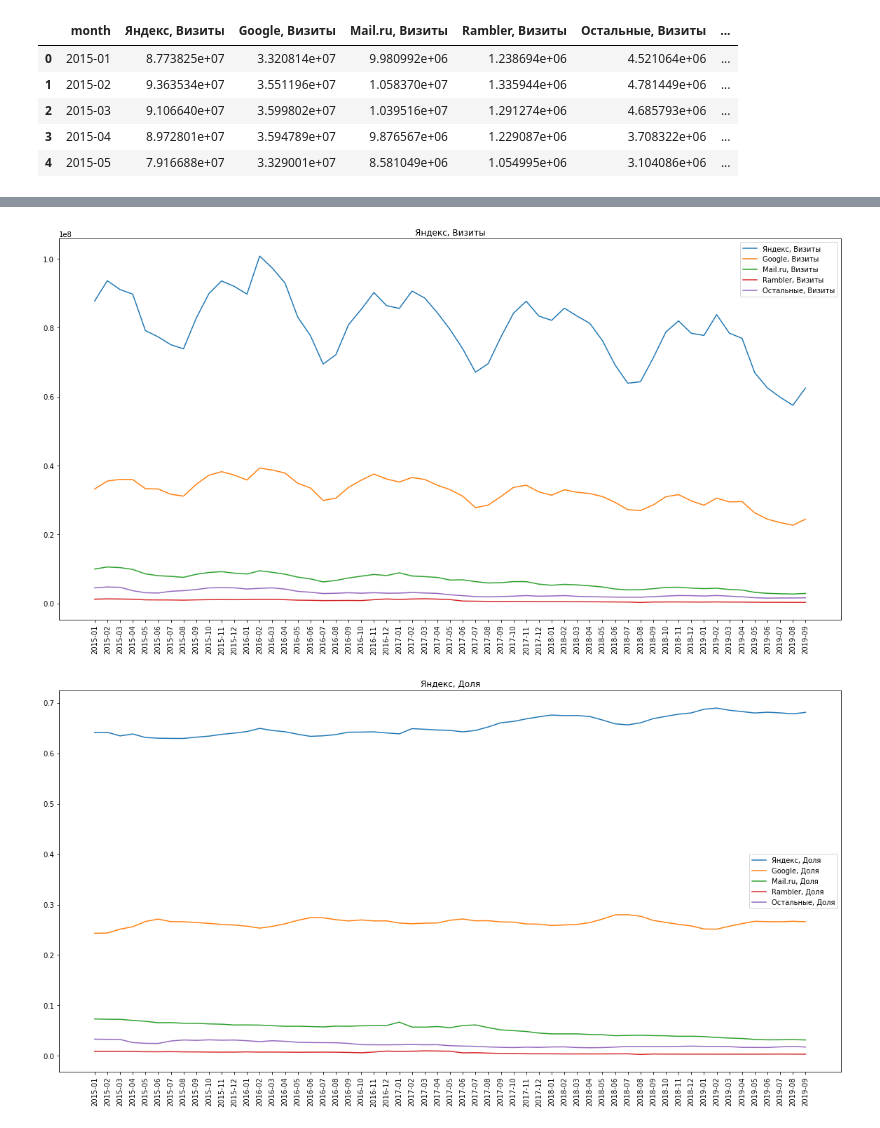
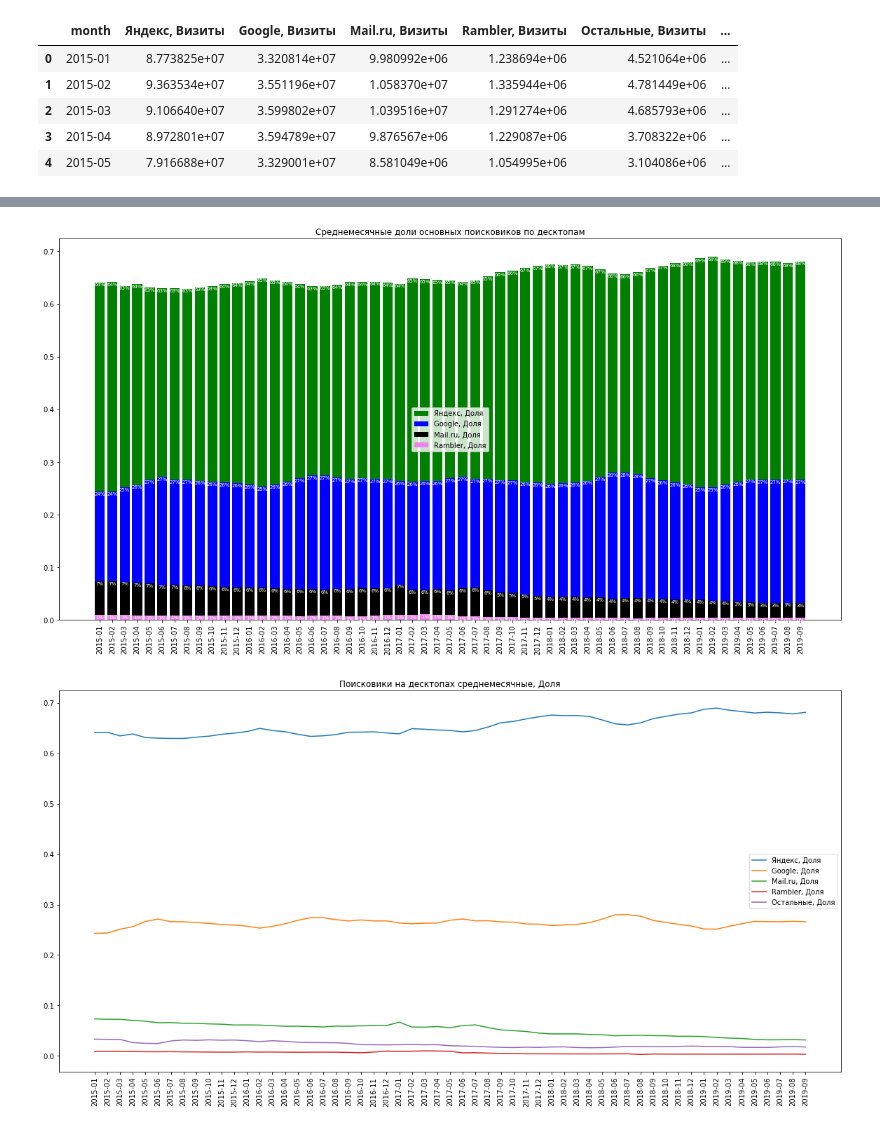
Before and after one commit to ayulic/yandex_tasks, a Jupyter notebook: yandex_task_2.2.ipynb, the cells around one changed output, grey strips where cells are left out. Drawn from its saved outputs; the diff is of its cells as text; code cells hidden in the pictures.

```diff
--- a/yandex_task_2.2.ipynb
+++ b/yandex_task_2.2.ipynb
@@ -7,5 +16,5 @@ import matplotlib.pyplot as plt
 # %%
-search = pd.read_csv('/home/yulic/Jupyter/yandex/search.csv')
+search = pd.read_csv('search.csv')
 # %%
 search.head()
 # %% [output]
@@ -55,6 +76,10 @@ search['month'] = search['date'].map(lambda x: x.strftime('%Y-%m'))
 search['month_num'] = search['date'].dt.month
 search['week_num'] = search['date'].dt.week
 search['year'] = search['date'].dt.year
+search['weekday'] = search['date'].dt.weekday
+search['week'] = ( pd.to_datetime(search['date'], unit='d')
+    - pd.to_timedelta(search['date'].dt.dayofweek, unit='d'))
+search['noyear'] = search['date'].map(lambda x: x.strftime('%m-%d'))
 # %%
 search.head()
 # %% [output]
@@ -131,38 +198,74 @@ month.head()
 # %%
 fig = plt.figure(figsize = (20,10))
 ax1 = plt.subplot(1,1,1)
 #ax1.set_xticks(search.index)
 ax1.set_xticklabels(month['month'],
 #                   fontsize = 10,   #  Размер шрифта
 #                   color = 'black',    #  Цвет текста
                   rotation = 90,   #  Поворот текста
                   verticalalignment =  'top')    #  Вертикальное выравнивание
-plt.plot(
+plt.bar(
     month['month'],
-    month[['Яндекс, Визиты', 'Google, Визиты', 'Mail.ru, Визиты', 'Rambler, Визиты', 'Остальные, Визиты']],
-#    label = {'Яндекс, Визиты':'2'}
+    month['Яндекс, Доля'],
+    color= 'green'
 );
-#ax1.set_label('test')
-ax1.legend(['Яндекс, Визиты', 'Google, Визиты', 'Mail.ru, Визиты', 'Rambler, Визиты', 'Остальные, Визиты'])
+plt.bar(
+    month['month'],
+    month['Google, Доля'],
+    color = 'blue'
 
-ax1.set_title('Яндекс, Визиты')
+);
+
+plt.bar(
+    month['month'],
+    month['Mail.ru, Доля'],
+    color = 'black'
+
+);
+
+plt.bar(
+    month['month'],
+    month['Rambler, Доля'],
+    color = 'violet'
+
+);
+
+
+ax1.legend([
+        'Яндекс, Доля',
+        'Google, Доля',
+        'Mail.ru, Доля',
+        'Rambler, Доля'
+    ],
+          loc='center')
+
+ax1.set_title('Среднемесячные доли основных поисковиков по десктопам')
 
 
 
+for p in ax1.patches:
+    ax1.text(p.get_x() + p.get_width()/2 ,
+            p.get_y() + p.get_height(),
+            '{:.0%}'.format(p.get_height()),
+            fontsize=7,
+            color='white',
+            ha='center',
+            va='top',
+           )
 
 fig = plt.figure(figsize = (20,10))
 ax2 = plt.subplot(1,1,1);
 ax2.set_xticklabels(month['month'],
 #                   fontsize = 10,   #  Размер шрифта
 #                   color = 'black',    #  Цвет текста
                   rotation = 90,   #  Поворот текста
                   verticalalignment =  'top')    #  Вертикальное выравнивание
 plt.plot(
     month['month'],
     month[['Яндекс, Доля', 'Google, Доля', 'Mail.ru, Доля', 'Rambler, Доля', 'Остальные, Доля']]);
 #plt.plot(search['date'],search['Google, Доля']);
 ax2.legend(['Яндекс, Доля', 'Google, Доля', 'Mail.ru, Доля', 'Rambler, Доля', 'Остальные, Доля'])
-ax2.set_title('Яндекс, Доля');
+ax2.set_title('Поисковики на десктопах среднемесячные, Доля');
 # %% [output]
-[figure, old version]
+[figure, new version]
-[figure, old version]
+[figure, new version]
```
Also changed, not shown: parts of 25 cells of this notebook, 3 other files.
